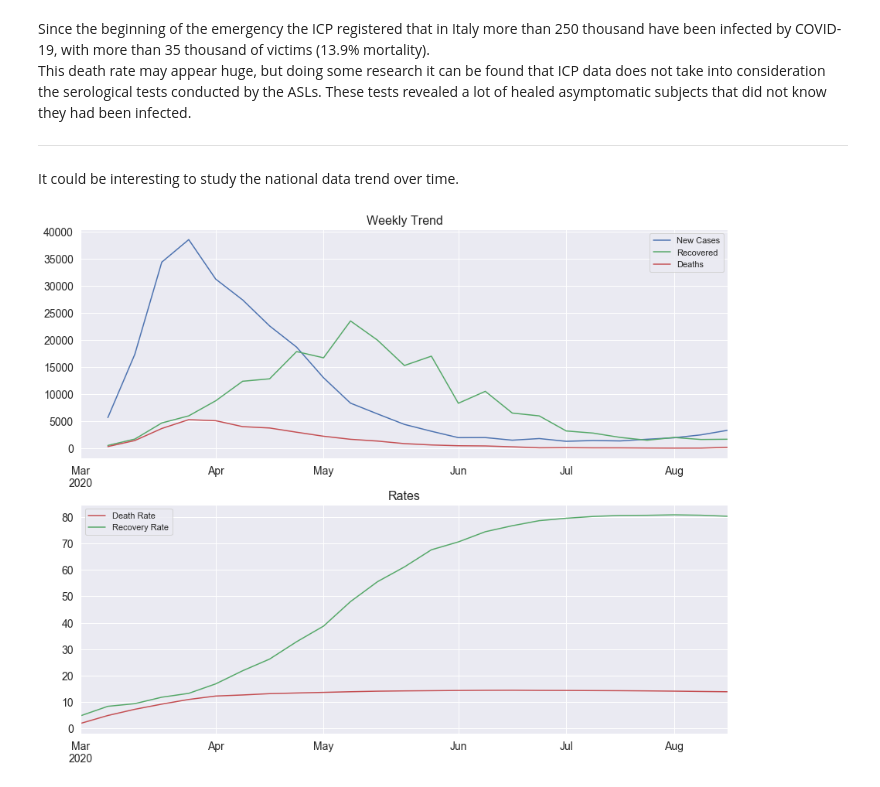
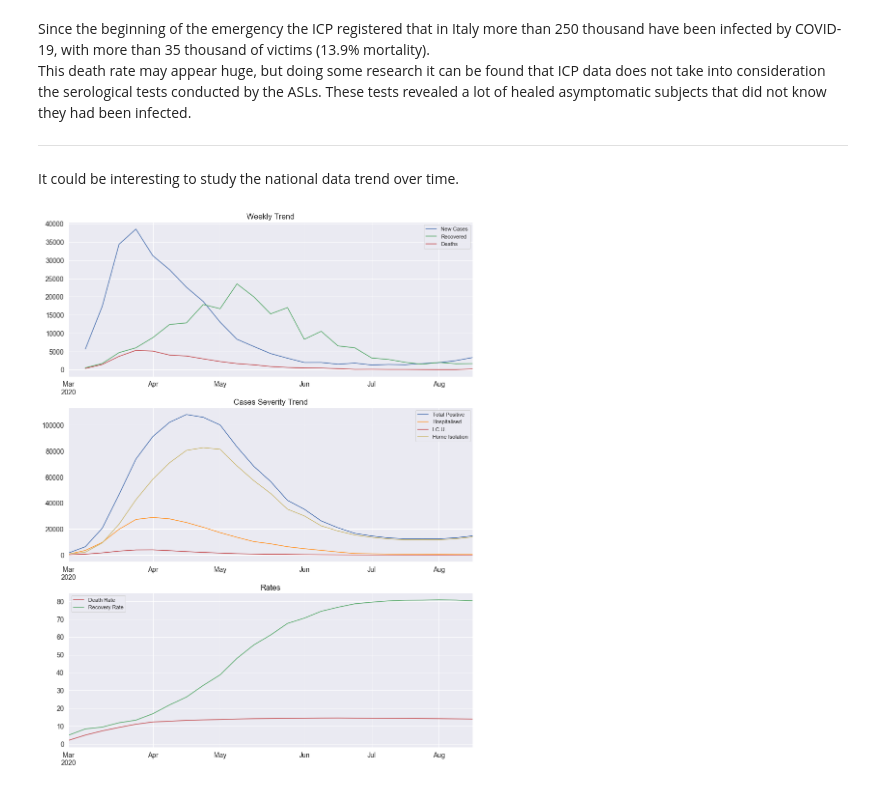
Before and after one commit to JacopoBartoli/agm_algorithms, a Jupyter notebook: Bartoli-Ravagli.ipynb, the cells around one changed output. Saved outputs shown, nothing was run; the diff lists cells and outputs as text; code cells hidden in the pictures.

```diff
--- a/Bartoli-Ravagli.ipynb
+++ b/Bartoli-Ravagli.ipynb
@@ -347,23 +348,31 @@ This death rate may appear huge, but doing some research it can be found that IC
 
 It could be interesting to study the national data trend over time.
 # %%
-fig, axes = plt.subplots(2, 1, figsize=(15,12))
+fig, axes = plt.subplots(3, 1, figsize=(15,20))
 df_weekly_data = df_reg[["totale_casi", "dimessi_guariti", "deceduti"]].groupby(level=0).sum().asfreq("W")
 df_weekly_trend = df_weekly_data - df_weekly_data.shift(+1)
 df_weekly_trend.columns = ["New Cases", "Recovered", "Deaths"]
 
 color_list = ["b", "g", "r"]
 ax = df_weekly_trend.plot(title="Weekly Trend", ax=axes[0], color=color_list, fontsize=14)
 ax.set_xlabel(None)
 ax.title.set_size(16)
 
+df_positives = df_reg[["totale_positivi", "ricoverati_con_sintomi", "terapia_intensiva", "isolamento_domiciliare"]].groupby(level=0).sum().asfreq("W")#.resample("W").sum()
+df_positives.columns = ["Total Positive", "Hospitalised", "I.C.U.", "Home Isolation"]
+
+color_list = ["b", "#ff9933", "r", "y"]
+ax = df_positives.plot(title="Cases Severity Trend", ax=axes[1], color=color_list, fontsize=14)
+ax.set_xlabel(None)
+ax.title.set_size(16)
+
 df_rates = df_weekly_data[["deceduti", "dimessi_guariti"]].div(df_weekly_data["totale_casi"], axis=0)*100
 df_rates.columns = ["Death Rate", "Recovery Rate"]
 
 color_list = ["r", "g"]
-ax = df_rates.plot(title="Rates", ax=axes[1], color=color_list, fontsize=14)
+ax = df_rates.plot(title="Rates", ax=axes[2], color=color_list, fontsize=14)
 ax.set_xlabel(None)
 ax.title.set_size(16)
 # %% [output]
-[figure, old version]
+[figure, new version]
 # %% [markdown]
```
Also changed, not shown: parts of 10 cells of this notebook.
